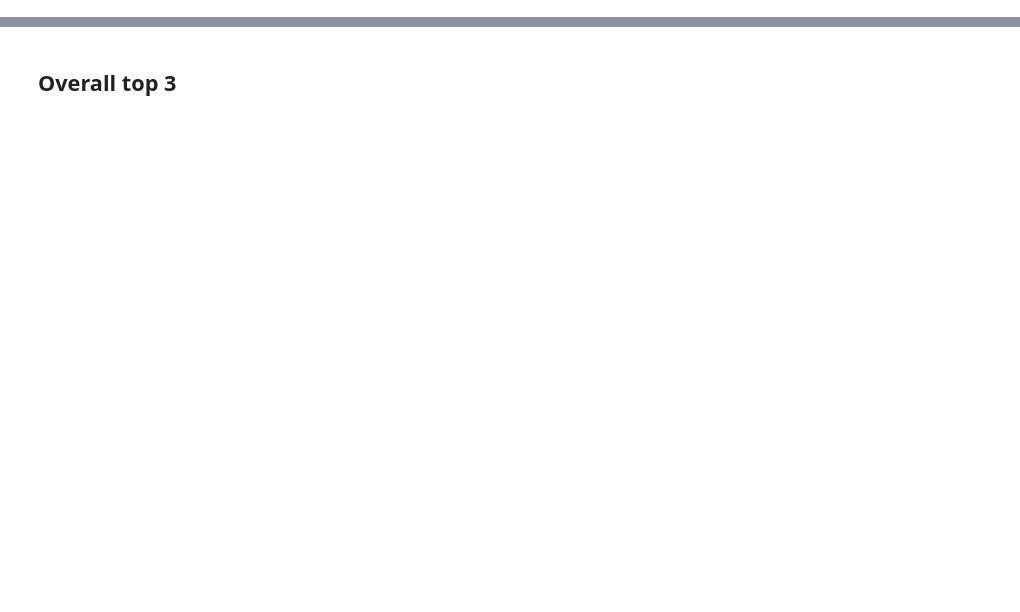
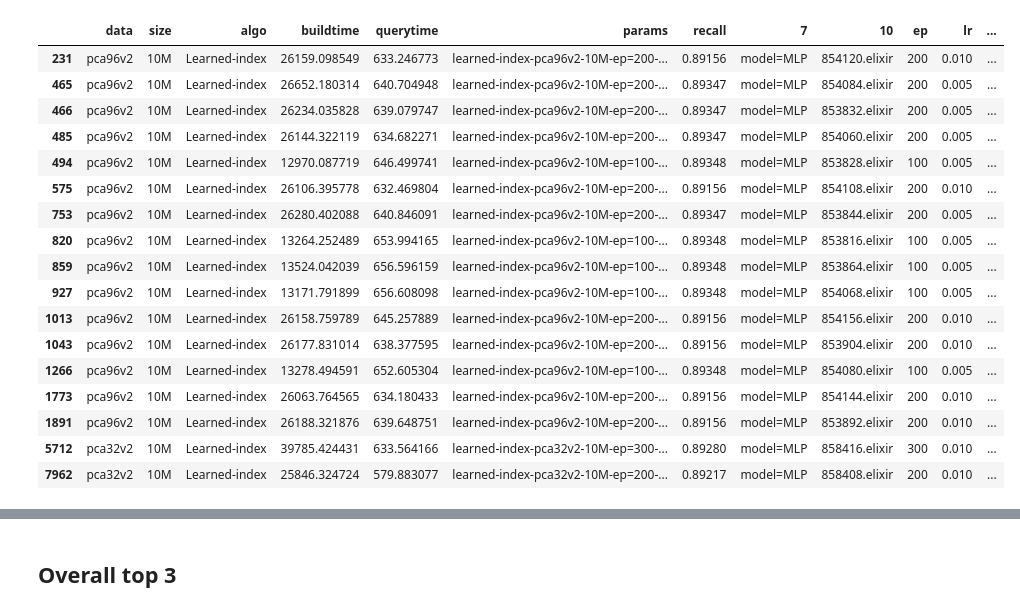
Before and after one commit to TerkaSlan/sisap23-laion-challenge-learned-index, a Jupyter notebook: Analyze.ipynb, the cells around one changed output, grey strips where cells are left out. Cells and saved outputs as stored; diff of their text form; code cells hidden in the pictures; blank space fills up the shorter version.

```diff
--- a/Analyze.ipynb
+++ b/Analyze.ipynb
@@ -19,0 +110,21 @@ df = df.drop([0, 1, 2, 3, 9, 8, 6, 5, 4, 11, 12], axis=1)
+# %%
+df.query('querytime < 663 & recall > 0.89 & cat == 100')#.sort_values(by=['recall'], ascending=False).head()
+# %% [output]
+|  | data | size | algo | buildtime | querytime | params | recall | 7 | 10 | ep | lr | ... |
+| 231 | pca96v2 | 10M | Learned-index | 26159.098549 | 633.246773 | learned-index-pca96v2-10M-ep=200-... | 0.89156 | model=MLP | 854120.elixir | 200 | 0.010 | ... |
+| 465 | pca96v2 | 10M | Learned-index | 26652.180314 | 640.704948 | learned-index-pca96v2-10M-ep=200-... | 0.89347 | model=MLP | 854084.elixir | 200 | 0.005 | ... |
+| 466 | pca96v2 | 10M | Learned-index | 26234.035828 | 639.079747 | learned-index-pca96v2-10M-ep=200-... | 0.89347 | model=MLP | 853832.elixir | 200 | 0.005 | ... |
+| 485 | pca96v2 | 10M | Learned-index | 26144.322119 | 634.682271 | learned-index-pca96v2-10M-ep=200-... | 0.89347 | model=MLP | 854060.elixir | 200 | 0.005 | ... |
+| 494 | pca96v2 | 10M | Learned-index | 12970.087719 | 646.499741 | learned-index-pca96v2-10M-ep=100-... | 0.89348 | model=MLP | 853828.elixir | 100 | 0.005 | ... |
+| 575 | pca96v2 | 10M | Learned-index | 26106.395778 | 632.469804 | learned-index-pca96v2-10M-ep=200-... | 0.89156 | model=MLP | 854108.elixir | 200 | 0.010 | ... |
+| 753 | pca96v2 | 10M | Learned-index | 26280.402088 | 640.846091 | learned-index-pca96v2-10M-ep=200-... | 0.89347 | model=MLP | 853844.elixir | 200 | 0.005 | ... |
+| 820 | pca96v2 | 10M | Learned-index | 13264.252489 | 653.994165 | learned-index-pca96v2-10M-ep=100-... | 0.89348 | model=MLP | 853816.elixir | 100 | 0.005 | ... |
+| 859 | pca96v2 | 10M | Learned-index | 13524.042039 | 656.596159 | learned-index-pca96v2-10M-ep=100-... | 0.89348 | model=MLP | 853864.elixir | 100 | 0.005 | ... |
+| 927 | pca96v2 | 10M | Learned-index | 13171.791899 | 656.608098 | learned-index-pca96v2-10M-ep=100-... | 0.89348 | model=MLP | 854068.elixir | 100 | 0.005 | ... |
+| 1013 | pca96v2 | 10M | Learned-index | 26158.759789 | 645.257889 | learned-index-pca96v2-10M-ep=200-... | 0.89156 | model=MLP | 854156.elixir | 200 | 0.010 | ... |
+| 1043 | pca96v2 | 10M | Learned-index | 26177.831014 | 638.377595 | learned-index-pca96v2-10M-ep=200-... | 0.89156 | model=MLP | 853904.elixir | 200 | 0.010 | ... |
+| 1266 | pca96v2 | 10M | Learned-index | 13278.494591 | 652.605304 | learned-index-pca96v2-10M-ep=100-... | 0.89348 | model=MLP | 854080.elixir | 100 | 0.005 | ... |
+| 1773 | pca96v2 | 10M | Learned-index | 26063.764565 | 634.180433 | learned-index-pca96v2-10M-ep=200-... | 0.89156 | model=MLP | 854144.elixir | 200 | 0.010 | ... |
+| 1891 | pca96v2 | 10M | Learned-index | 26188.321876 | 639.648751 | learned-index-pca96v2-10M-ep=200-... | 0.89156 | model=MLP | 853892.elixir | 200 | 0.010 | ... |
+| 5712 | pca32v2 | 10M | Learned-index | 39785.424431 | 633.564166 | learned-index-pca32v2-10M-ep=300-... | 0.89280 | model=MLP | 858416.elixir | 300 | 0.010 | ... |
+| 7962 | pca32v2 | 10M | Learned-index | 25846.324724 | 579.883077 | learned-index-pca32v2-10M-ep=200-... | 0.89217 | model=MLP | 858408.elixir | 200 | 0.010 | ... |
```
Also changed, not shown: parts of 29 cells of this notebook, 7 other files.
